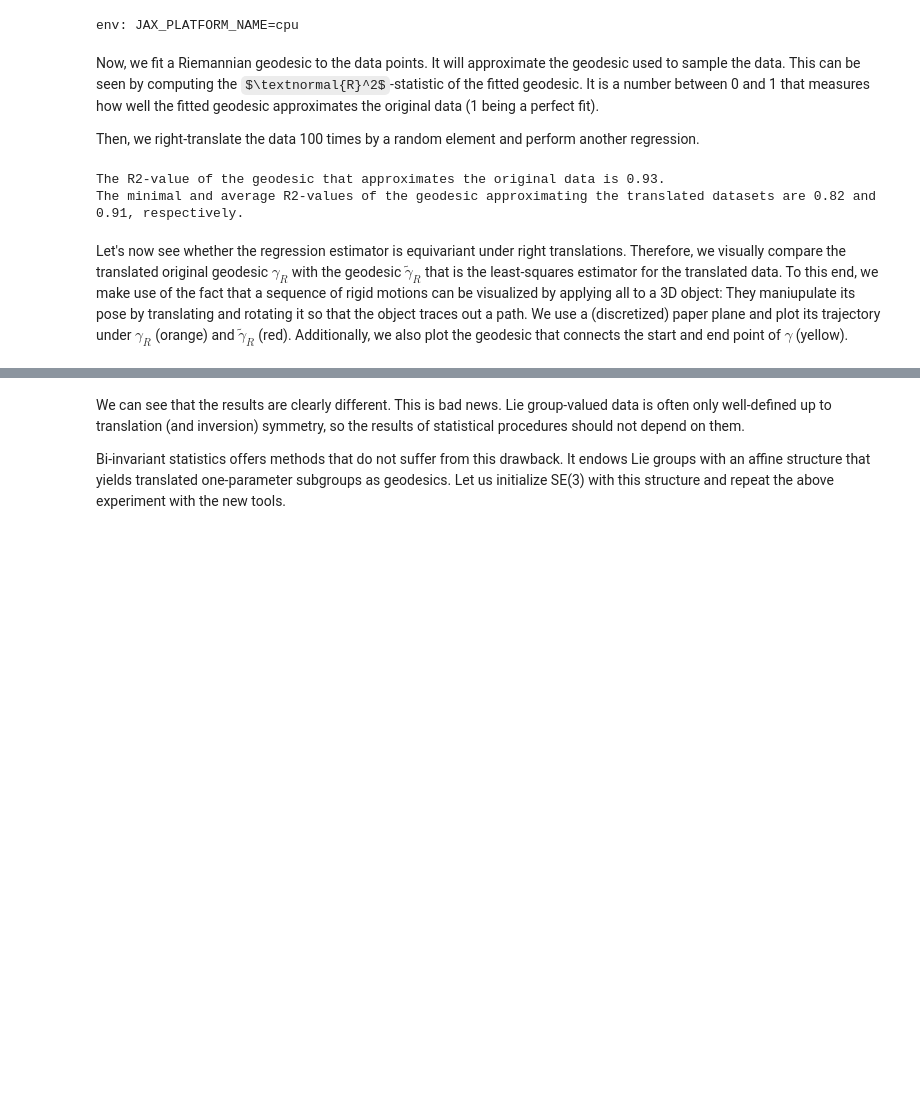
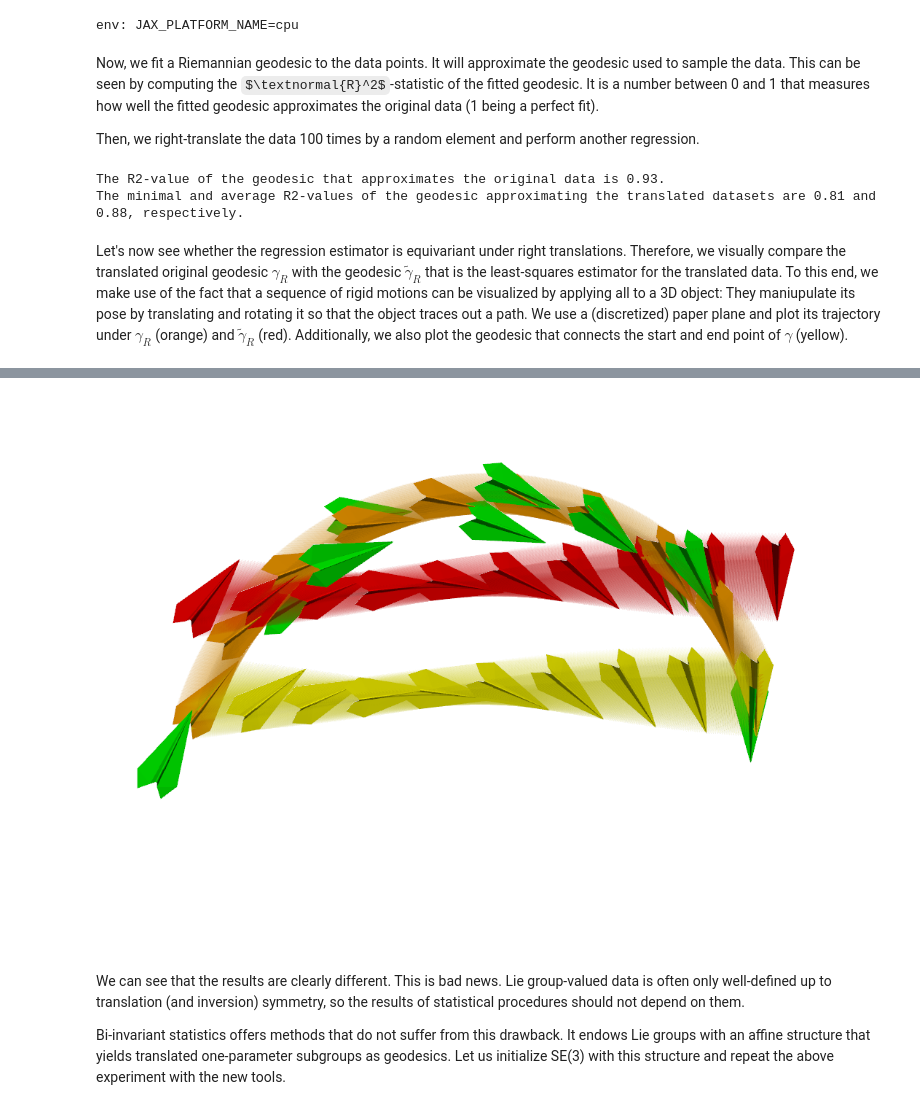
Before and after one commit to morphomatics/morphomatics.github.io, a Jupyter notebook: docs/tutorials/tutorial_biinvariant_geodesic_regression.ipynb, the cells around one changed output, grey strips where cells are left out. Saved outputs shown, nothing was run; the diff lists cells and outputs as text; code cells hidden in the pictures; some formulas as TeX source; blank space fills up the shorter version.

Commit message:
added bi-invariant geodesic regression example

```diff
--- a/docs/tutorials/tutorial_biinvariant_geodesic_regression.ipynb
+++ b/docs/tutorials/tutorial_biinvariant_geodesic_regression.ipynb
@@ -49,7 +52,7 @@ Then, we right-translate the data 100 times by a random element and perform anot
 # %%
 regression = RiemannianRegression
 
-reg = regression(G_riemannian, Y, X)
+reg = regression(G_riemannian, Y, t)
 print(f'The R2-value of the geodesic that approximates the original data is {reg.R2statistic:.2f}.')
 
 r2_values = []
@@ -58,7 +61,7 @@ for f in jax.vmap(G_riemannian.rand)(rnd.split(rnd.key(84), 100)):
     Y_f = jax.vmap(G_riemannian.group.righttrans, (0, None))(Y, f)
 
     # perform regression for translated data
-    reg_tilde = RiemannianRegression(G_riemannian, Y_f, X)
+    reg_tilde = RiemannianRegression(G_riemannian, Y_f, t)
 
     # compute R2-statistic
     r2_values.append(reg_tilde.R2statistic)
@@ -68,7 +71,7 @@ r2_values = np.array(r2_values)
 print(f'The minimal and average R2-values of the geodesic approximating the translated datasets are {r2_values.min():.2f} and {r2_values.mean():.2f}, respectively.')
 # %% [output]
 The R2-value of the geodesic that approximates the original data is 0.93.
-The minimal and average R2-values of the geodesic approximating the translated datasets are 0.82 and 0.91, respectively.
+The minimal and average R2-values of the geodesic approximating the translated datasets are 0.81 and 0.88, respectively.
 # %% [markdown]
 Let's now see whether the regression estimator is equivariant under right translations. Therefore, we visually compare the translated original geodesic $\gamma_R$ with the geodesic $\widetilde{\gamma}_R$ that is the least-squares estimator for the translated data. To this end, we make use of the fact that a sequence of rigid motions can be visualized by applying all to a 3D object: They maniupulate its pose by translating and rotating it so that the object traces out a path. We use a (discretized) paper plane and plot its trajectory under $\gamma_R$ (orange) and $\widetilde{\gamma}_R$ (red). Additionally, we also plot the geodesic that connects the start and end point of $\gamma$ (yellow).
 # %%
@@ -97,10 +100,10 @@ def trace_frame(g: np.ndarray):
 f = G_riemannian.rand(rnd.key(1111111))
 Y_f = jax.vmap(G_riemannian.group.righttrans, (0, None))(Y, f)
 
-gamma_orig = regression(G_riemannian, Y, X).trend
+gamma_orig = regression(G_riemannian, Y, t).trend
 gamma = lambda t: G_riemannian.group.righttrans(gamma_orig.eval(t), f)
 
-gamma_tilde = RiemannianRegression(G_riemannian, Y_f, X).trend
+gamma_tilde = RiemannianRegression(G_riemannian, Y_f, t).trend
 
 def main_plot(G, gam, gam_tilde, translated_data):
     plt = pv.Plotter()
@@ -111,25 +114,32 @@ def main_plot(G, gam, gam_tilde, translated_data):
     geo_args = {'smooth_shading': True, 'opacity': 1}
 
     # opaque background
-    Z = jnp.linspace(0, 1, 200)
-    a_1 = jax.vmap(gam)(Z)
+    t_dense = jnp.linspace(0, 1, 200)
+    a_1 = jax.vmap(gam)(t_dense)
     plt.add_mesh(trace_frame(np.asarray(a_1)), color='orange', opacity=.04)
 
     # fewer solid samples
-    a_2 = jax.vmap(gam)(X)
+    a_2 = jax.vmap(gam)(t)
     plt.add_mesh(trace_frame(np.asarray(a_2)), color='orange', **geo_args)
 
-    b_1 = jax.vmap(gam_tilde.eval)(Z)
+    b_1 = jax.vmap(gam_tilde.eval)(t_dense)
     plt.add_mesh(trace_frame(np.asarray(b_1)), color='r', opacity=.04)
 
-    b_2 = jax.vmap(gamma_tilde.eval)(X)
+    b_2 = jax.vmap(gamma_tilde.eval)(t)
     plt.add_mesh(trace_frame(np.asarray(b_2)), color='r', **geo_args)
 
     # show Riemannian geodesic between translated endpoints of regression one
-    plt.add_mesh(trace_frame(np.asarray(jax.vmap(G.connec.geopoint, (None, None, 0))(a_1[0], a_1[-1], Z))), color='yellow', opacity=.04)
-    plt.add_mesh(trace_frame(np.asarray(jax.vmap(G.connec.geopoint, (None, None, 0))(a_2[0], a_2[-1], X))), color='yellow', **geo_args)
+    plt.add_mesh(trace_frame(np.asarray(jax.vmap(G.connec.geopoint, (None, None, 0))(a_1[0], a_1[-1], t_dense))), color='yellow', opacity=.04)
+    plt.add_mesh(trace_frame(np.asarray(jax.vmap(G.connec.geopoint, (None, None, 0))(a_2[0], a_2[-1], t))), color='yellow', **geo_args)
 
-    plt.show()
+    # set optimal camera position
+    plt.camera_position = [
+        (5.0469224592322455, -1.4055172372092932, -2.072496421293708),
+        (-0.397411972284317, 0.5756635069847107, -1.4490582346916199),
+        (0.2040203291061177, 0.7562696348810438, -0.6216365052571513)
+    ]
+
+    plt.show(jupyter_backend='static')
 
 main_plot(G_riemannian, gamma, gamma_tilde, Y_f)
 # %% [output]
@@ -137,3 +146,4 @@ Widget(value='<iframe src="http://localhost:56859/index.html?ui=P_0x15e260f40_1&
+[figure, added]
 # %% [markdown]
 We can see that the results are clearly different. This is bad news. Lie group-valued data is often only well-defined up to translation (and inversion) symmetry, so the results of statistical procedures should not depend on them.
 
```
Also changed, not shown: parts of 4 cells of this notebook, 1 other file.
